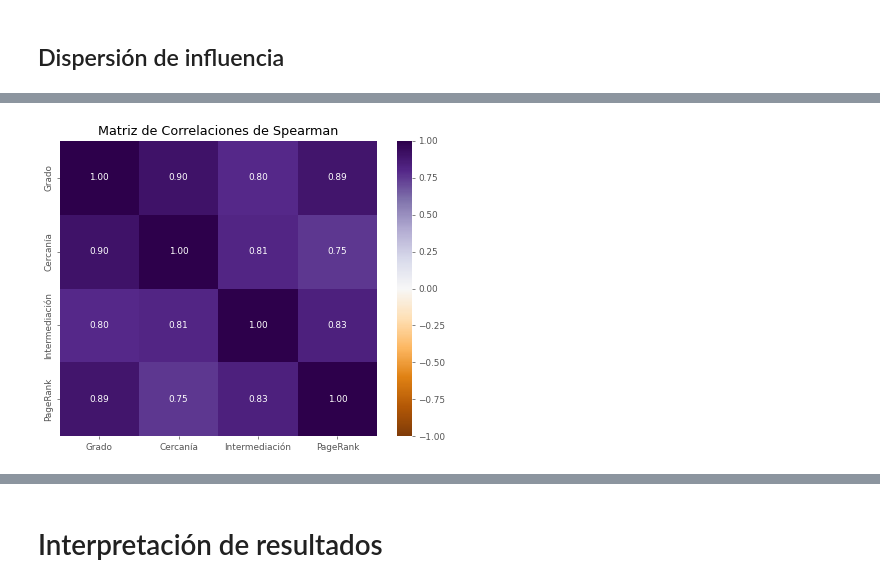
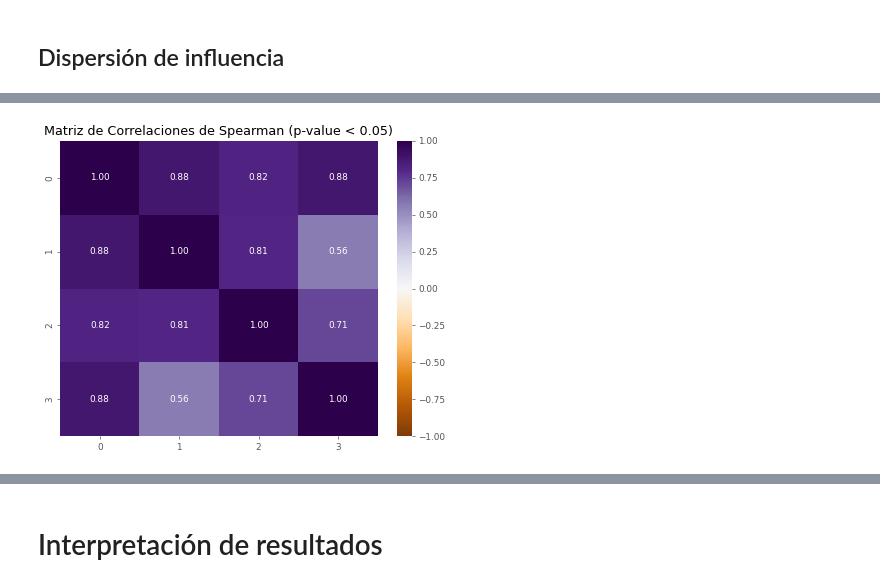
Before and after one commit to KaterinaPenaloza/T1-BD3, a Jupyter notebook: ProyectoRedes.ipynb, the cells around one changed output, grey strips where cells are left out. Drawn from its saved outputs; the diff is of its cells as text; code cells hidden in the pictures.

```diff
--- a/ProyectoRedes.ipynb
+++ b/ProyectoRedes.ipynb
@@ -288,25 +470,30 @@ Dispersión de influencia para el PageRank:
 # %%
+import seaborn as sns
+from scipy.stats import spearmanr
+
+# Crear un grafo de ejemplo (reemplaza esto con tu propio grafo G)
+G = nx.erdos_renyi_graph(10, 0.3)
+
 # Calcular las medidas de centralidad
 grado = dict(nx.degree(G))
 cercania = nx.closeness_centrality(G)
 intermediacion = nx.betweenness_centrality(G)
 pagerank = nx.pagerank(G)
 
 # Crear un DataFrame para almacenar las medidas de centralidad
 df_centralidad = pandas.DataFrame({
     'Grado': pandas.Series(grado),
     'Cercanía': pandas.Series(cercania),
     'Intermediación': pandas.Series(intermediacion),
     'PageRank': pandas.Series(pagerank)
 })
 
-# Calcular el coeficiente de correlación de Spearman
-correlacion_spearman = df_centralidad.corr(method='spearman')
-
-# Visualizar la matriz de correlaciones
+# Calcular el coeficiente de correlación de Spearman y los p-values
+correlacion_spearman, p_values = spearmanr(df_centralidad)
+# Visualizar la matriz de correlaciones con valores significativos
 plt.figure(figsize=(8, 6))
 sns.heatmap(correlacion_spearman, annot=True, cmap="PuOr", fmt=".2f", vmin=-1, vmax=1)
-plt.title('Matriz de Correlaciones de Spearman')
+plt.title('Matriz de Correlaciones de Spearman (p-value < 0.05)')
 plt.show()
 # %% [output]
-[figure, old version]
+[figure, new version]
```
Also changed, not shown: parts of 30 cells of this notebook.
